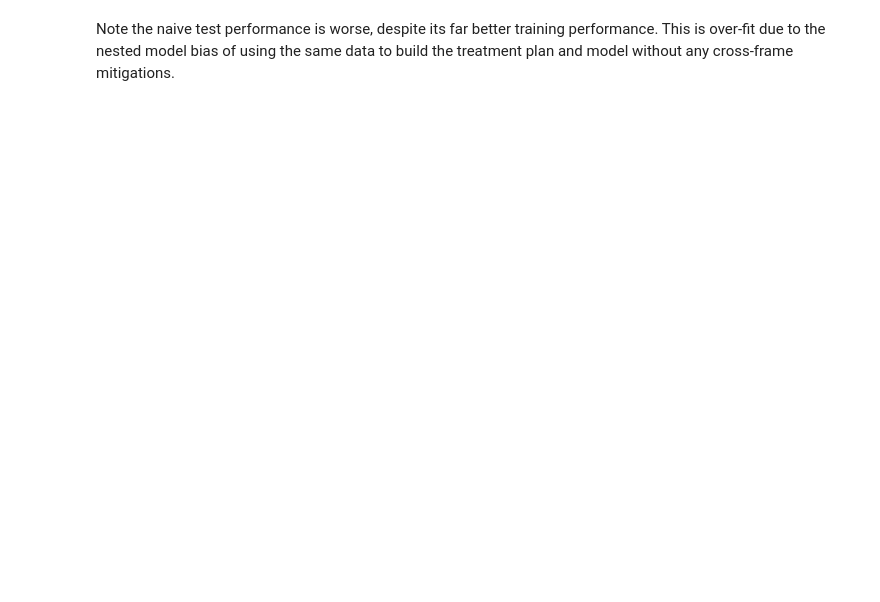
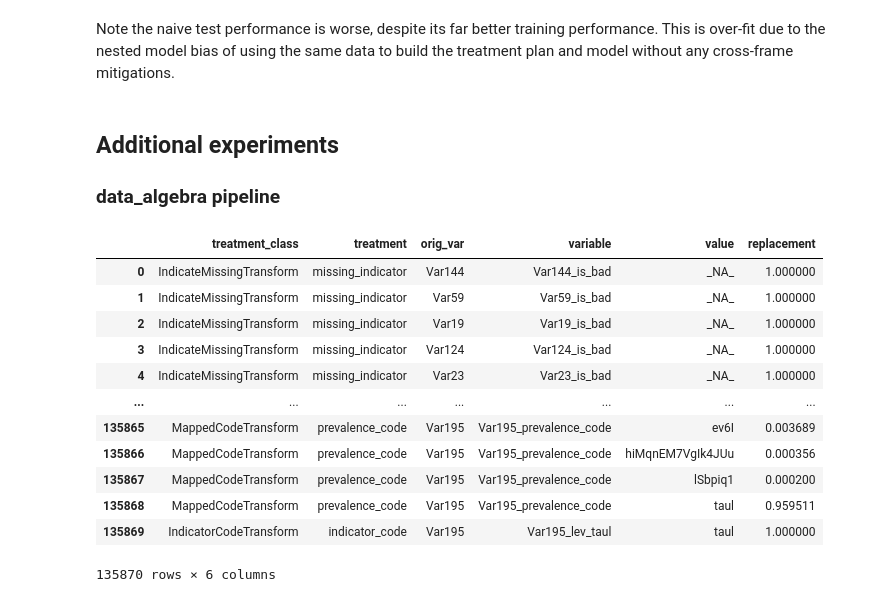
Before and after one commit to WinVector/pyvtreat, a Jupyter notebook: Examples/KDD2009Example/KDD2009Example.ipynb, the cells around one changed output. Saved outputs shown, nothing was run; the diff lists cells and outputs as text; code cells hidden in the pictures; blank space fills up the shorter version.

```diff
--- a/Examples/KDD2009Example/KDD2009Example.ipynb
+++ b/Examples/KDD2009Example/KDD2009Example.ipynb
@@ -317,2 +317,27 @@ wvpy.util.plot_roc(pfn["pred_naive"], pfn["churn"], title="Overfit Model on Test
 # %% [markdown]
 Note the naive test performance is worse, despite its far better training performance.  This is over-fit due to the nested model bias of using the same data to build the treatment plan and model without any cross-frame mitigations.
+# %% [markdown]
+## Additional experiments
+
+### data_algebra pipeline
+# %%
+from data_algebra.data_ops import descr, TableDescription
+import vtreat.vtreat_db_adapter
+
+transform_as_data = plan.description_matrix()
+
+transform_as_data
+# %% [output]
+|  | treatment_class | treatment | orig_var | variable | value | replacement |
+| 0 | IndicateMissingTransform | missing_indicator | Var144 | Var144_is_bad | _NA_ | 1.000000 |
+| 1 | IndicateMissingTransform | missing_indicator | Var59 | Var59_is_bad | _NA_ | 1.000000 |
+| 2 | IndicateMissingTransform | missing_indicator | Var19 | Var19_is_bad | _NA_ | 1.000000 |
+| 3 | IndicateMissingTransform | missing_indicator | Var124 | Var124_is_bad | _NA_ | 1.000000 |
+| 4 | IndicateMissingTransform | missing_indicator | Var23 | Var23_is_bad | _NA_ | 1.000000 |
+| ... | ... | ... | ... | ... | ... | ... |
+| 135865 | MappedCodeTransform | prevalence_code | Var195 | Var195_prevalence_code | ev6I | 0.003689 |
+| 135866 | MappedCodeTransform | prevalence_code | Var195 | Var195_prevalence_code | hiMqnEM7VgIk4JUu | 0.000356 |
+| 135867 | MappedCodeTransform | prevalence_code | Var195 | Var195_prevalence_code | lSbpiq1 | 0.000200 |
+| 135868 | MappedCodeTransform | prevalence_code | Var195 | Var195_prevalence_code | taul | 0.959511 |
+| 135869 | IndicatorCodeTransform | indicator_code | Var195 | Var195_lev_taul | taul | 1.000000 |
+135870 rows × 6 columns
```
Also changed, not shown: parts of 35 cells of this notebook.
